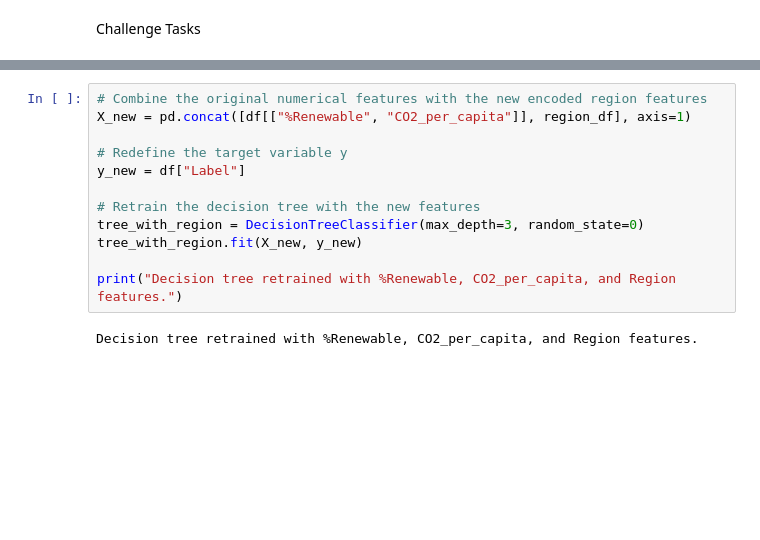
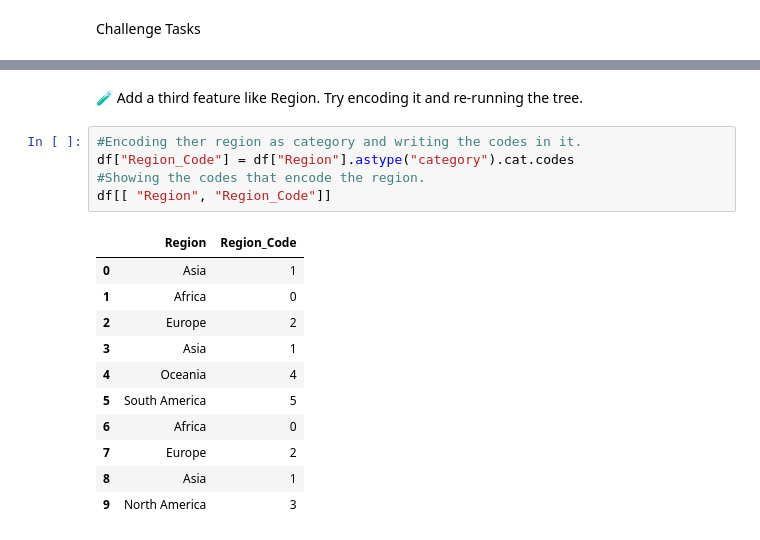
Before and after one commit to Lijan-Baral/GitHub-CST184, a Jupyter notebook: Week3_Tutorial_DecisionTree.ipynb, the cells around one changed output, grey strips where cells are left out. Drawn from its saved outputs; the diff is of its cells as text; blank space fills up the shorter version.

```diff
--- a/Week3_Tutorial_DecisionTree.ipynb
+++ b/Week3_Tutorial_DecisionTree.ipynb
@@ -154,14 +131,19 @@ display(region_df.head())
-# %%
-# Combine the original numerical features with the new encoded region features
-X_new = pd.concat([df[["%Renewable", "CO2_per_capita"]], region_df], axis=1)
-
-# Redefine the target variable y
-y_new = df["Label"]
-
-# Retrain the decision tree with the new features
-tree_with_region = DecisionTreeClassifier(max_depth=3, random_state=0)
-tree_with_region.fit(X_new, y_new)
-
-print("Decision tree retrained with %Renewable, CO2_per_capita, and Region features.")
-# %% [output]
-Decision tree retrained with %Renewable, CO2_per_capita, and Region features.
+# %% [markdown]
+🧪 Add a third feature like Region. Try encoding it and re-running the tree.
+# %%
+#Encoding ther region as category and writing the codes in it.
+df["Region_Code"] = df["Region"].astype("category").cat.codes
+#Showing the codes that encode the region.
+df[[ "Region", "Region_Code"]]
+# %% [output]
+|  | Region | Region_Code |
+| 0 | Asia | 1 |
+| 1 | Africa | 0 |
+| 2 | Europe | 2 |
+| 3 | Asia | 1 |
+| 4 | Oceania | 4 |
+| 5 | South America | 5 |
+| 6 | Africa | 0 |
+| 7 | Europe | 2 |
+| 8 | Asia | 1 |
+| 9 | North America | 3 |
```
Also changed, not shown: parts of 10 cells of this notebook.
